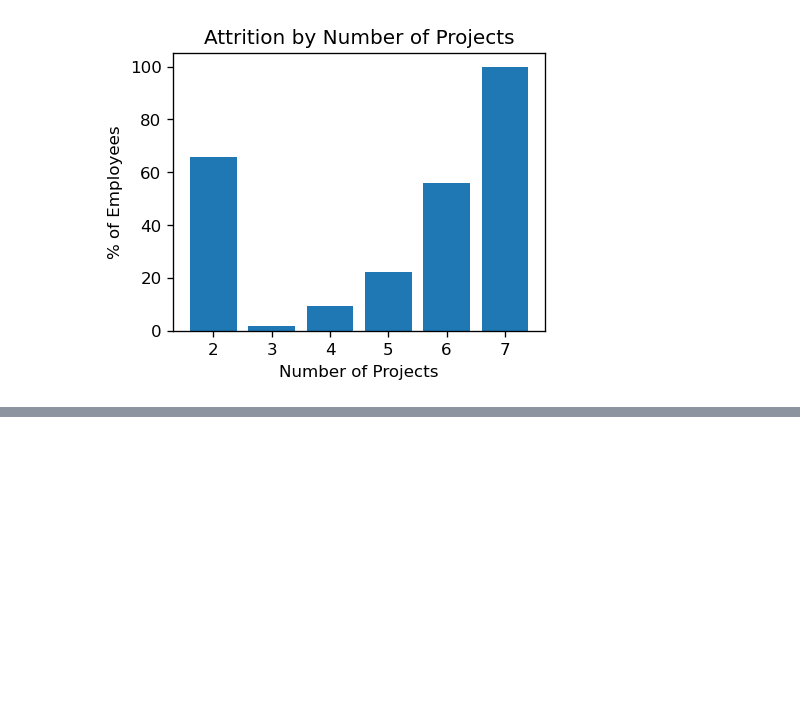
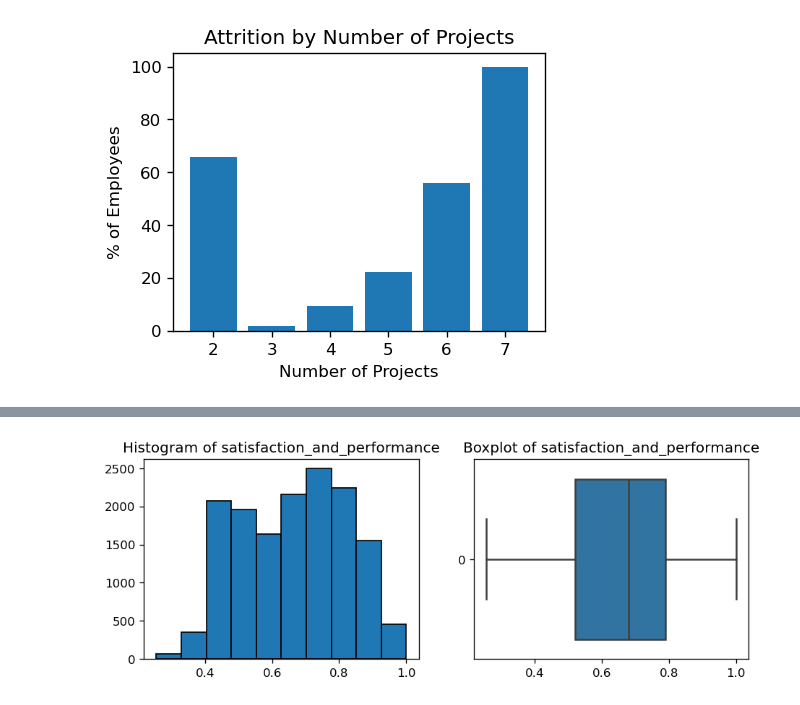
Before and after one commit to SameeckBhatia/Salifort-EDP, a Jupyter notebook: notebook.ipynb, the cells around one changed output, grey strips where cells are left out. Saved outputs shown, nothing was run; the diff lists cells and outputs as text; code cells hidden in the pictures; blank space fills up the shorter version.

```diff
--- a/notebook.ipynb
+++ b/notebook.ipynb
@@ -198,0 +215,6 @@ plt.show()
+# %%
+df["satisfaction_and_performance"] = (df["satisfaction_level"] + df["last_evaluation"]) / 2
+
+histo_boxplot("satisfaction_and_performance")
+# %% [output]
+[figure, added]
```
Also changed, not shown: parts of 6 cells of this notebook.
